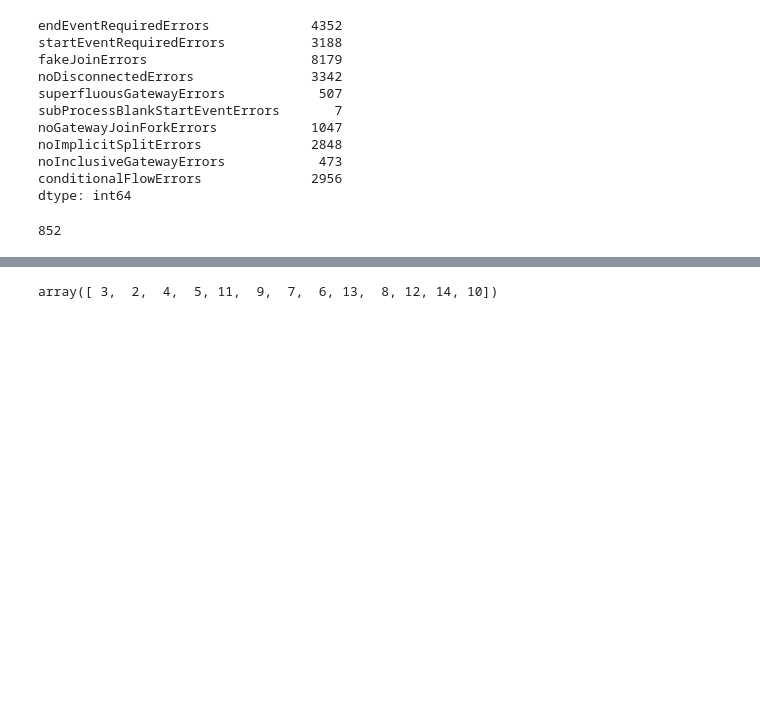
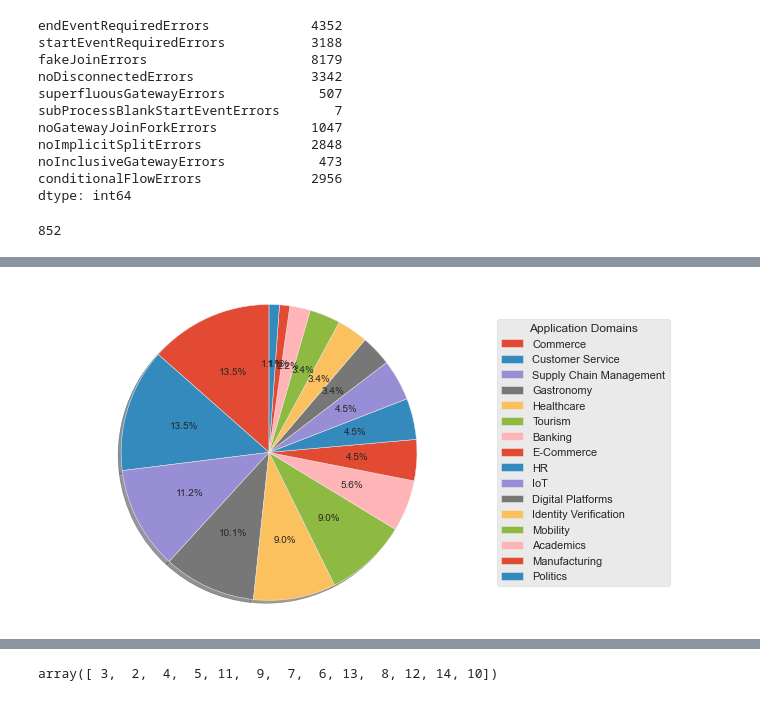
Before and after one commit to justdeko/trust-studio, a Jupyter notebook: trustminer-evaluation/src/aggregation_evaluation.ipynb, the cells around one changed output, grey strips where cells are left out. Saved outputs shown, nothing was run; the diff lists cells and outputs as text; code cells hidden in the pictures; blank space fills up the shorter version.

```diff
--- a/trustminer-evaluation/src/aggregation_evaluation.ipynb
+++ b/trustminer-evaluation/src/aggregation_evaluation.ipynb
@@ -80,3 +103,24 @@ len(unique_bpmn_6219_81_df)
+# %%
+plt.style.use('ggplot')
+
+application_groups = unique_bpmn_6219_81_df.groupby('applicationDomain').count().sort_values('fileName', ascending=False)
+
+labels = application_groups.index
+sizes = application_groups['fileName']
+
+fig1, ax1 = plt.subplots()
+wedges, texts, autotexts = ax1.pie(sizes, labels=None, autopct='%1.1f%%',
+        shadow=True, startangle=90)
+ax1.axis('equal')  # Equal aspect ratio ensures that pie is drawn as a circle.
+ax1.legend(wedges, labels,
+          title="Application Domains",
+          loc="center left",
+          bbox_to_anchor=(1, 0, 0.5, 1))
+ax1.figure.set_size_inches(8, 6)
+plt.savefig("../plots/pie_application_domains.pdf")
+plt.show()
+# %% [output]
+[figure, added]
 # %%
 #valid_bpmn_6219_81_df = bpmn_6219_81[bpmn_6219_81["modelIsValidBPMN"]]
 #len(valid_bpmn_6219_81_df)
```
Also changed, not shown: parts of 10 cells of this notebook, 5 other files.
